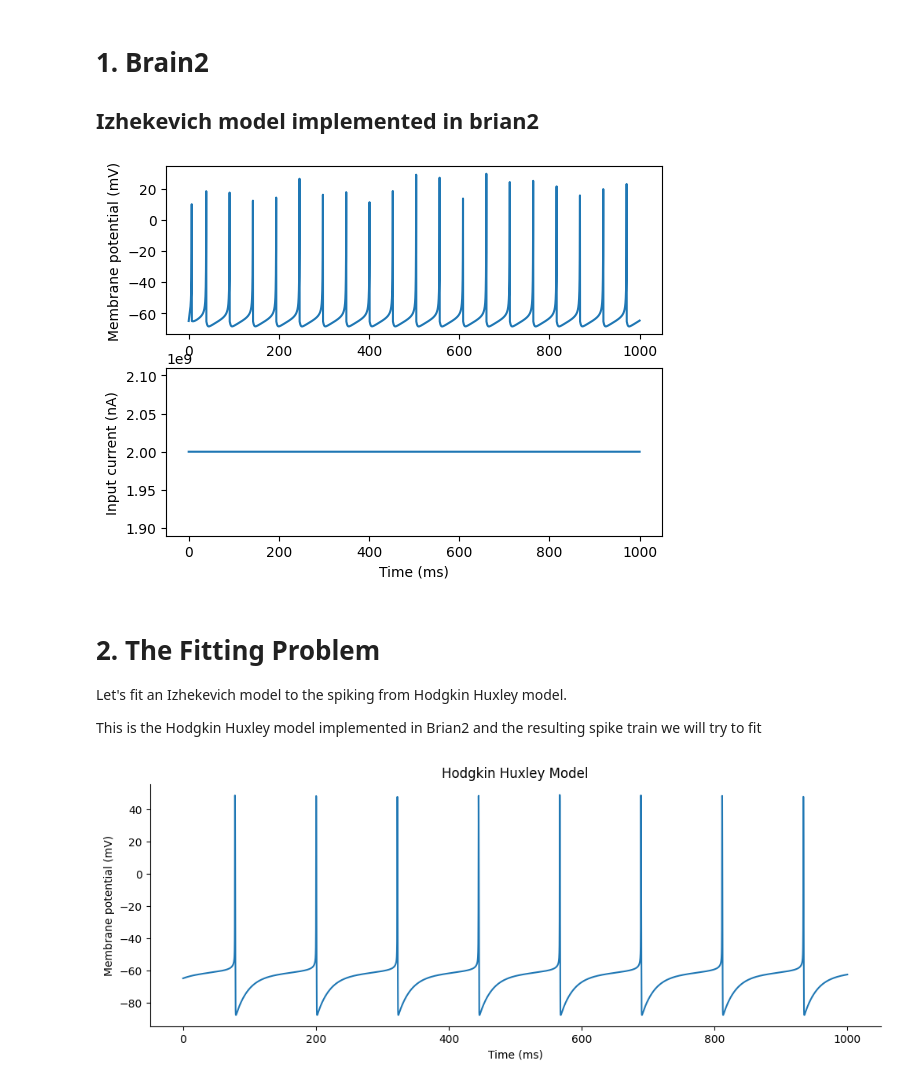
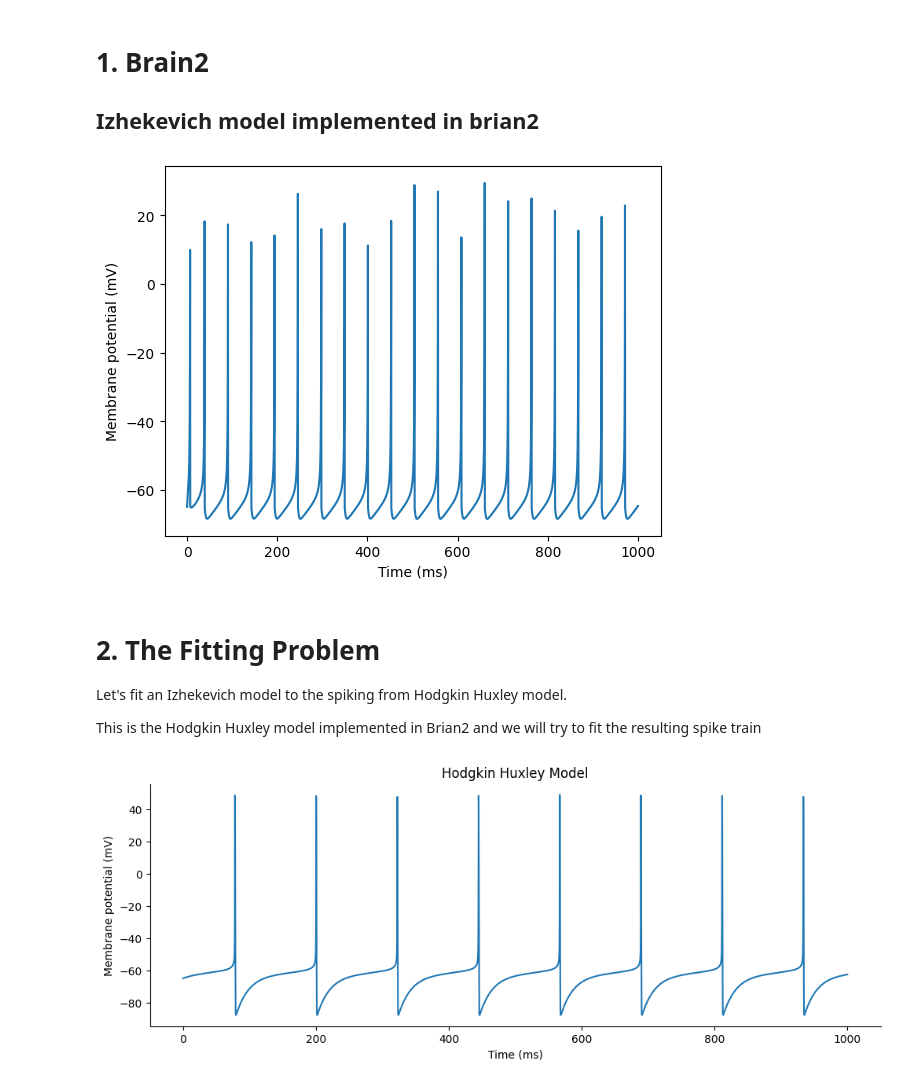
Before and after one commit to nkoch1/CAMBAM_Workshop_Neuron_Excitability, a Jupyter notebook: Computer_lab_2.ipynb, the cells around one changed output. Cells and saved outputs as stored; diff of their text form; code cells hidden in the pictures.

```diff
--- a/Computer_lab_2.ipynb
+++ b/Computer_lab_2.ipynb
@@ -38,44 +38,40 @@ neuron.a = 0.02
 neuron.b = 0.25
 neuron.c = -65
 neuron.d = 2
 
 # Define the initial conditions for the model
 v0 = -70 * mV
 u0 = neuron.b * v0/ms
 
 # Set the initial values for the neuron's membrane potential and recovery variable
 neuron.v = -65
 neuron.u = "b*v"
 
 # Set the input current for the neuron
 input_current = 2 # nA
 neuron.I = input_current
 
 # Create a monitor to record the neuron's membrane potential and input current
 monitors = StateMonitor(neuron, ['v', 'I'], record=True)
 
 # Run the simulation for 100 milliseconds
 dur = 1000 * ms
 run(dur)
 
 # Plot the neuron's membrane potential and input current over time
 plt.figure()
-plt.subplot(211)
 plt.plot(monitors.t/ms, monitors.v[0])
 plt.ylabel('Membrane potential (mV)')
-plt.subplot(212)
-plt.plot(monitors.t/ms, monitors.I[0]/nA)
-plt.ylabel('Input current (nA)')
 plt.xlabel('Time (ms)')
 plt.show()
 # %% [output]
-[figure, old version]
+[figure, new version]
 # %% [markdown]
 # 2. The Fitting Problem
 
 Let's fit an Izhekevich model to the spiking from Hodgkin Huxley model.
 
-This is the Hodgkin Huxley model implemented in Brian2 and the resulting spike train we will try to fit
+This is the Hodgkin Huxley model implemented in Brian2 and we will try to fit the resulting spike train
 # %%
 from brian2 import *
 brian2.start_scope()
```
Also changed, not shown: parts of 23 cells of this notebook, 1 other file.
